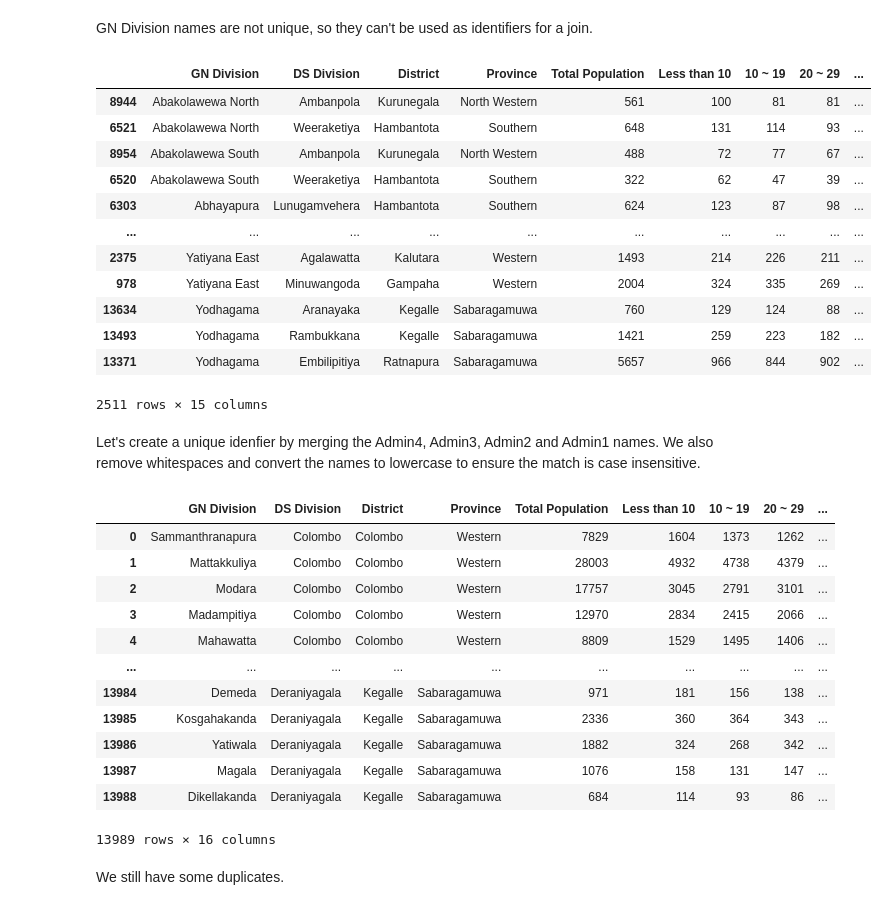
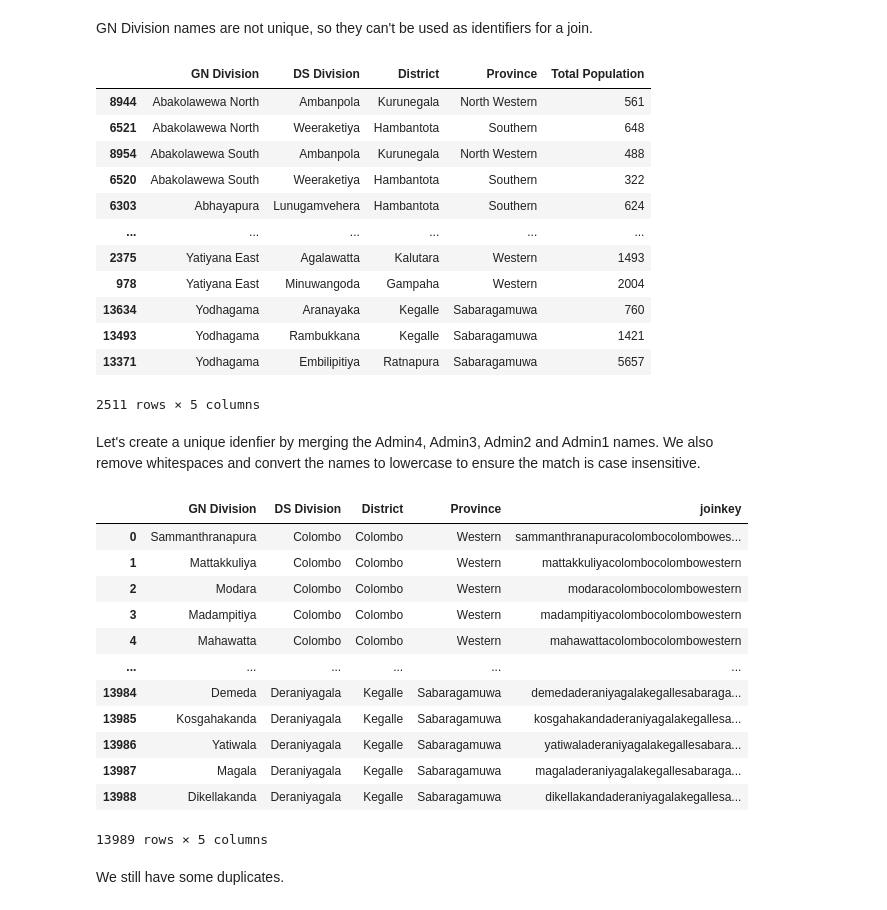
Before and after one commit to spatialthoughts/geopython-tutorials, a Jupyter notebook: notebooks/geopandas_fuzzy_table_join.ipynb, the cells around one changed output. Cells and saved outputs as stored; diff of their text form; code cells hidden in the pictures.

```diff
--- a/notebooks/geopandas_fuzzy_table_join.ipynb
+++ b/notebooks/geopandas_fuzzy_table_join.ipynb
@@ -88,21 +94,21 @@ df
 # %% [markdown]
 GN Division names are not unique, so they can't be used as identifiers for a join.
 # %%
-df[df['GN Division'].duplicated(keep=False)].sort_values('GN Division')
+df[df['GN Division'].duplicated(keep=False)].sort_values('GN Division').iloc[:, :5]
 # %% [output]
-|  | GN Division | DS Division | District | Province | Total Population | Less than 10 | 10 ~ 19 | 20 ~ 29 | ... |
-| 8944 | Abakolawewa North | Ambanpola | Kurunegala | North Western | 561 | 100 | 81 | 81 | ... |
-| 6521 | Abakolawewa North | Weeraketiya | Hambantota | Southern | 648 | 131 | 114 | 93 | ... |
-| 8954 | Abakolawewa South | Ambanpola | Kurunegala | North Western | 488 | 72 | 77 | 67 | ... |
-| 6520 | Abakolawewa South | Weeraketiya | Hambantota | Southern | 322 | 62 | 47 | 39 | ... |
-| 6303 | Abhayapura | Lunugamvehera | Hambantota | Southern | 624 | 123 | 87 | 98 | ... |
-| ... | ... | ... | ... | ... | ... | ... | ... | ... | ... |
-| 2375 | Yatiyana East | Agalawatta | Kalutara | Western | 1493 | 214 | 226 | 211 | ... |
-| 978 | Yatiyana East | Minuwangoda | Gampaha | Western | 2004 | 324 | 335 | 269 | ... |
-| 13634 | Yodhagama | Aranayaka | Kegalle | Sabaragamuwa | 760 | 129 | 124 | 88 | ... |
-| 13493 | Yodhagama | Rambukkana | Kegalle | Sabaragamuwa | 1421 | 259 | 223 | 182 | ... |
-| 13371 | Yodhagama | Embilipitiya | Ratnapura | Sabaragamuwa | 5657 | 966 | 844 | 902 | ... |
+|  | GN Division | DS Division | District | Province | Total Population |
+| 8944 | Abakolawewa North | Ambanpola | Kurunegala | North Western | 561 |
+| 6521 | Abakolawewa North | Weeraketiya | Hambantota | Southern | 648 |
+| 8954 | Abakolawewa South | Ambanpola | Kurunegala | North Western | 488 |
+| 6520 | Abakolawewa South | Weeraketiya | Hambantota | Southern | 322 |
+| 6303 | Abhayapura | Lunugamvehera | Hambantota | Southern | 624 |
+| ... | ... | ... | ... | ... | ... |
+| 2375 | Yatiyana East | Agalawatta | Kalutara | Western | 1493 |
+| 978 | Yatiyana East | Minuwangoda | Gampaha | Western | 2004 |
+| 13634 | Yodhagama | Aranayaka | Kegalle | Sabaragamuwa | 760 |
+| 13493 | Yodhagama | Rambukkana | Kegalle | Sabaragamuwa | 1421 |
+| 13371 | Yodhagama | Embilipitiya | Ratnapura | Sabaragamuwa | 5657 |
-2511 rows × 15 columns
+2511 rows × 5 columns
 # %% [markdown]
 Let's create a unique idenfier by merging the Admin4, Admin3, Admin2 and Admin1 names. We also remove  whitespaces and convert the names to lowercase to ensure the match is case insensitive.
 # %%
@@ -113,21 +119,21 @@ district = df_processed['District'].str.lower().str.replace(' ', '')
 province = df_processed['Province'].str.lower().str.replace(' ', '')
 
 df_processed['joinkey'] = gn_division + ds_division + district + province
-df_processed
+df_processed[['GN Division',	'DS Division',	'District',	'Province', 'joinkey']]
 # %% [output]
-|  | GN Division | DS Division | District | Province | Total Population | Less than 10 | 10 ~ 19 | 20 ~ 29 | ... |
-| 0 | Sammanthranapura | Colombo | Colombo | Western | 7829 | 1604 | 1373 | 1262 | ... |
-| 1 | Mattakkuliya | Colombo | Colombo | Western | 28003 | 4932 | 4738 | 4379 | ... |
-| 2 | Modara | Colombo | Colombo | Western | 17757 | 3045 | 2791 | 3101 | ... |
-| 3 | Madampitiya | Colombo | Colombo | Western | 12970 | 2834 | 2415 | 2066 | ... |
-| 4 | Mahawatta | Colombo | Colombo | Western | 8809 | 1529 | 1495 | 1406 | ... |
-| ... | ... | ... | ... | ... | ... | ... | ... | ... | ... |
-| 13984 | Demeda | Deraniyagala | Kegalle | Sabaragamuwa | 971 | 181 | 156 | 138 | ... |
-| 13985 | Kosgahakanda | Deraniyagala | Kegalle | Sabaragamuwa | 2336 | 360 | 364 | 343 | ... |
-| 13986 | Yatiwala | Deraniyagala | Kegalle | Sabaragamuwa | 1882 | 324 | 268 | 342 | ... |
-| 13987 | Magala | Deraniyagala | Kegalle | Sabaragamuwa | 1076 | 158 | 131 | 147 | ... |
-| 13988 | Dikellakanda | Deraniyagala | Kegalle | Sabaragamuwa | 684 | 114 | 93 | 86 | ... |
+|  | GN Division | DS Division | District | Province | joinkey |
+| 0 | Sammanthranapura | Colombo | Colombo | Western | sammanthranapuracolombocolombowes... |
+| 1 | Mattakkuliya | Colombo | Colombo | Western | mattakkuliyacolombocolombowestern |
+| 2 | Modara | Colombo | Colombo | Western | modaracolombocolombowestern |
+| 3 | Madampitiya | Colombo | Colombo | Western | madampitiyacolombocolombowestern |
+| 4 | Mahawatta | Colombo | Colombo | Western | mahawattacolombocolombowestern |
+| ... | ... | ... | ... | ... | ... |
+| 13984 | Demeda | Deraniyagala | Kegalle | Sabaragamuwa | demedaderaniyagalakegallesabaraga... |
+| 13985 | Kosgahakanda | Deraniyagala | Kegalle | Sabaragamuwa | kosgahakandaderaniyagalakegallesa... |
+| 13986 | Yatiwala | Deraniyagala | Kegalle | Sabaragamuwa | yatiwaladeraniyagalakegallesabara... |
+| 13987 | Magala | Deraniyagala | Kegalle | Sabaragamuwa | magaladeraniyagalakegallesabaraga... |
+| 13988 | Dikellakanda | Deraniyagala | Kegalle | Sabaragamuwa | dikellakandaderaniyagalakegallesa... |
-13989 rows × 16 columns
+13989 rows × 5 columns
 # %% [markdown]
 We still have some duplicates.
 # %%
```
Also changed, not shown: parts of 12 cells of this notebook.
